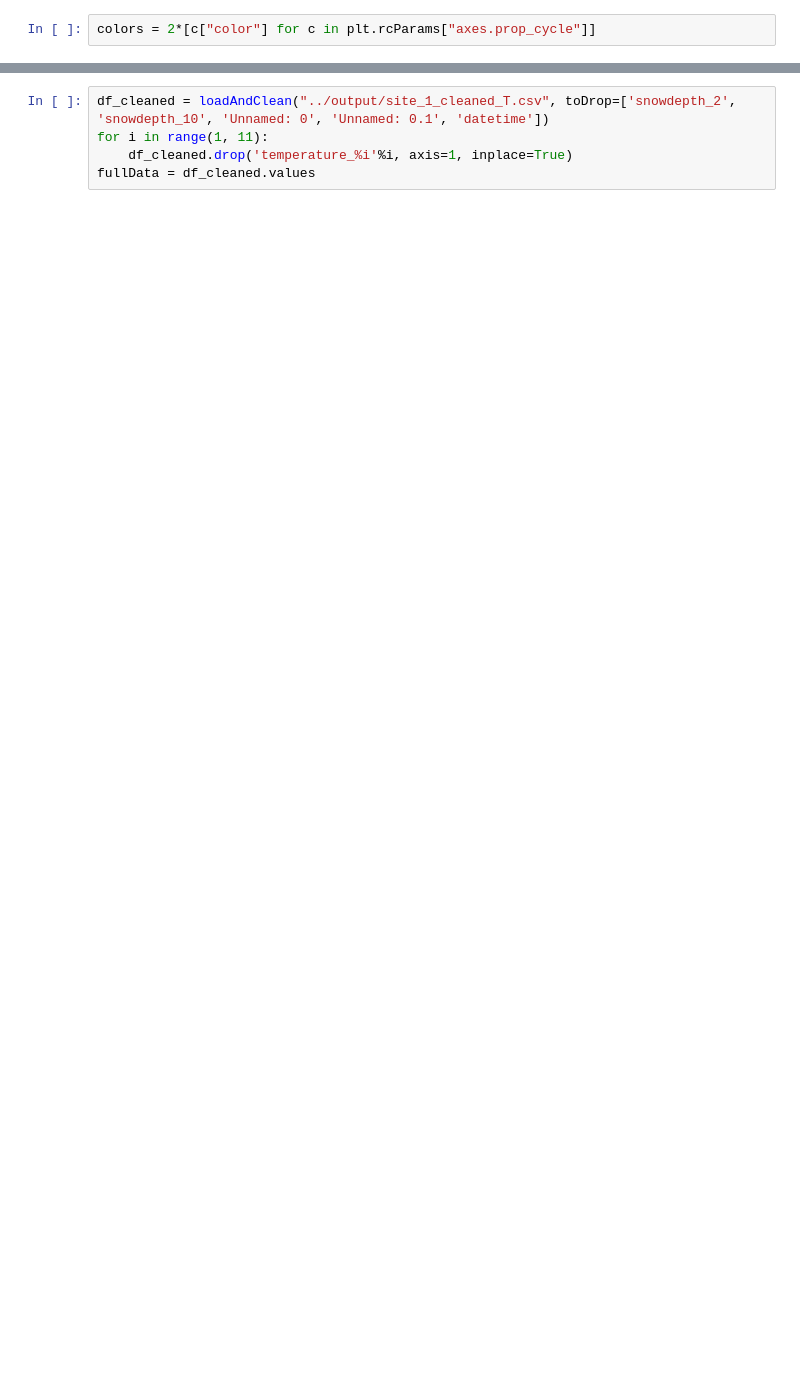
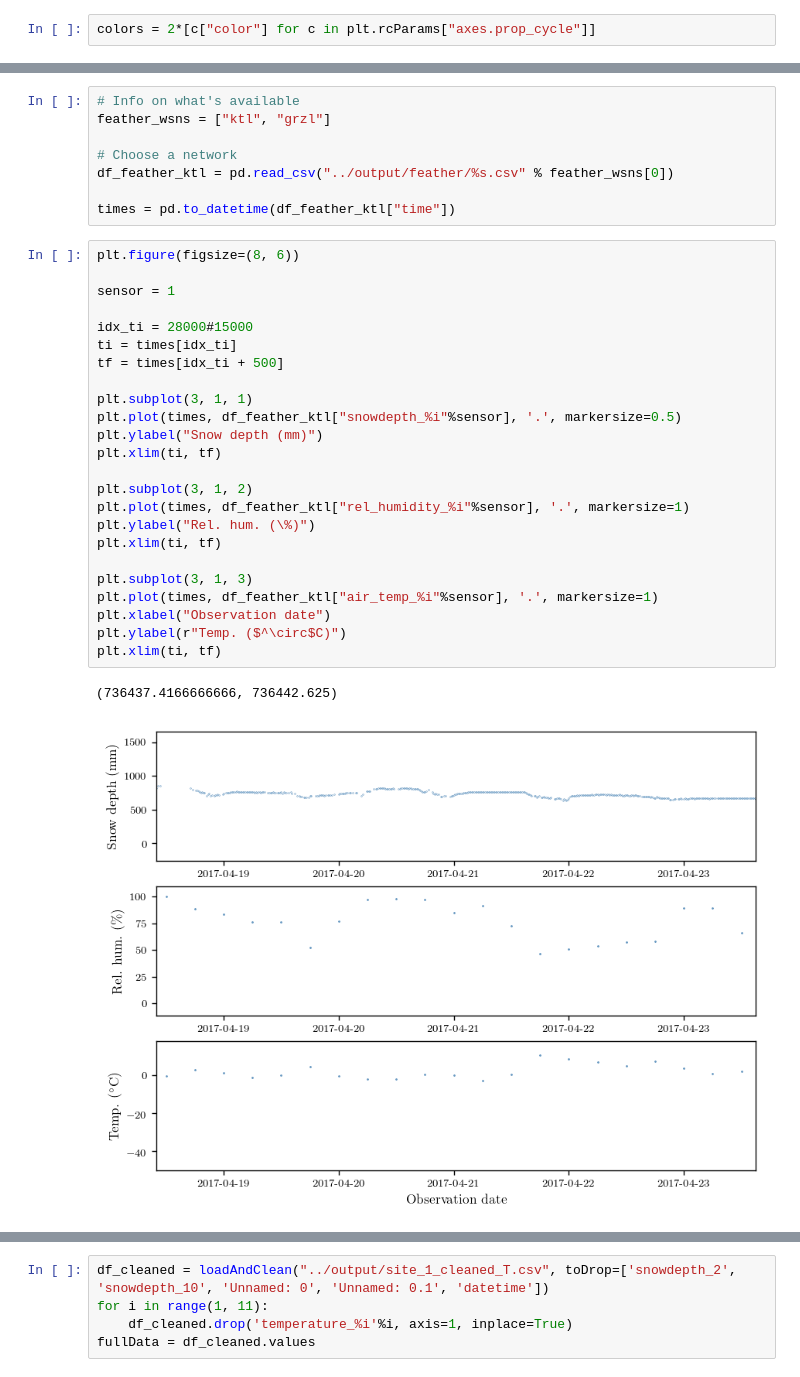
Before and after one commit to adam-coogan/snow_data_cleaning, a Jupyter notebook: scripts/DataExplorations.ipynb, the cells around one changed output, grey strips where cells are left out. Cells and saved outputs as stored; diff of their text form; blank space fills up the shorter version.

```diff
--- a/scripts/DataExplorations.ipynb
+++ b/scripts/DataExplorations.ipynb
@@ -10 +15,36 @@ colors = 2*[c["color"] for c in plt.rcParams["axes.prop_cycle"]]
+# %%
+# Info on what's available
+feather_wsns = ["ktl", "grzl"]
+
+# Choose a network
+df_feather_ktl = pd.read_csv("../output/feather/%s.csv" % feather_wsns[0])
+
+times = pd.to_datetime(df_feather_ktl["time"])
+# %%
+plt.figure(figsize=(8, 6))
+
+sensor = 1
+
+idx_ti = 28000#15000
+ti = times[idx_ti]
+tf = times[idx_ti + 500]
+
+plt.subplot(3, 1, 1)
+plt.plot(times, df_feather_ktl["snowdepth_%i"%sensor], '.', markersize=0.5)
+plt.ylabel("Snow depth (mm)")
+plt.xlim(ti, tf)
+
+plt.subplot(3, 1, 2)
+plt.plot(times, df_feather_ktl["rel_humidity_%i"%sensor], '.', markersize=1)
+plt.ylabel("Rel. hum. (\%)")
+plt.xlim(ti, tf)
+
+plt.subplot(3, 1, 3)
+plt.plot(times, df_feather_ktl["air_temp_%i"%sensor], '.', markersize=1)
+plt.xlabel("Observation date")
+plt.ylabel(r"Temp. ($^\circ$C)")
+plt.xlim(ti, tf)
+# %% [output]
+(736437.4166666666, 736442.625)
+[figure, added]
 # %% [markdown]
```
Also changed, not shown: parts of 13 cells of this notebook.
